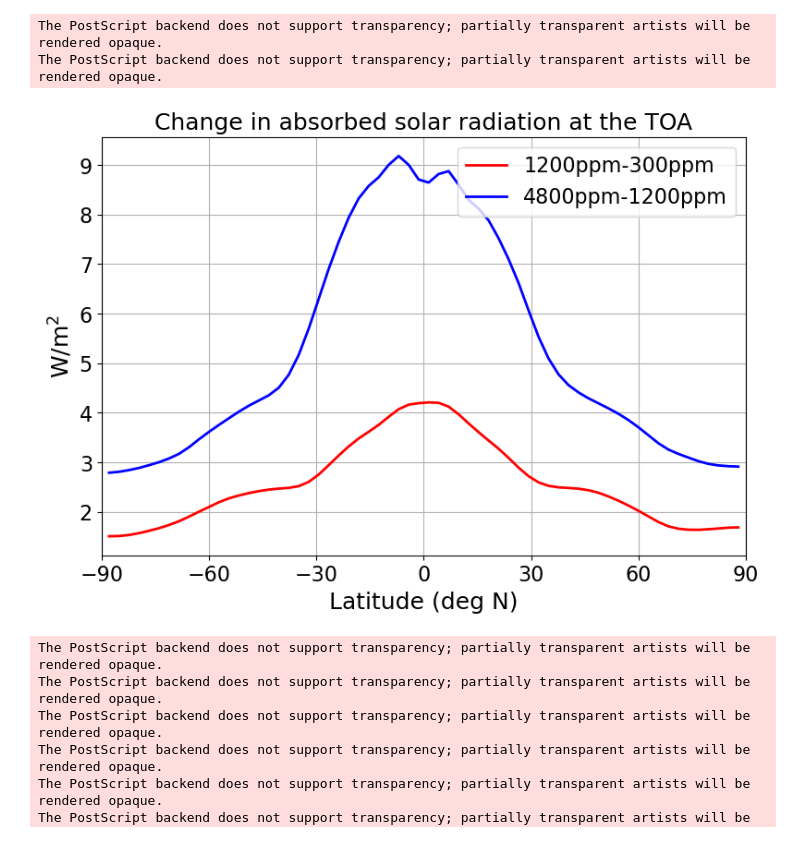
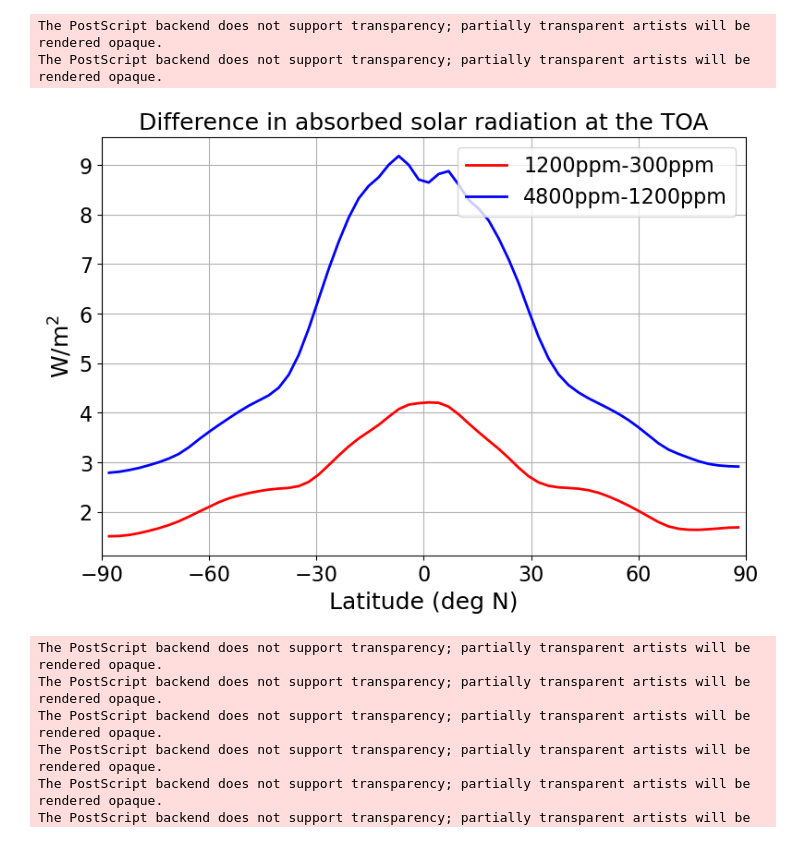
Before and after one commit to matthewjhenry/simple-seasonality-arctic, a Jupyter notebook: analysis.ipynb, the cells around one changed output. Saved outputs shown, nothing was run; the diff lists cells and outputs as text; code cells hidden in the pictures.

```diff
--- a/analysis.ipynb
+++ b/analysis.ipynb
@@ -10,6 +10,9 @@ from atm_transport import energy_flux
 ctl_300 = xr.open_dataset('./../data_isca/t42_300_ga7_alb0.3_clim.nc')
 ctl_1200 = xr.open_dataset('./../data_isca/t42_1200_ga7_alb0.3_clim.nc')
 ctl_4800 = xr.open_dataset('./../data_isca/t42_4800_ga7_alb0.3_clim.nc')
+ctl_300 = ctl_300.where(ctl_300<1e10,np.nan)
+ctl_1200 = ctl_1200.where(ctl_1200<1e10,np.nan)
+ctl_4800 = ctl_4800.where(ctl_4800<1e10,np.nan)
 diff_1200 = ctl_1200 - ctl_300
 diff_4800 = ctl_4800 - ctl_1200
 # %%
@@ -54,21 +99,21 @@ energy_flux.plot()
 # %%
 plt.figure(figsize=(9, 6),dpi=100)
 diff_1200.soc_toa_sw.mean(('lon','months')).plot(lw=2,c='r',label='1200ppm-300ppm')
 diff_4800.soc_toa_sw.mean(('lon','months')).plot(lw=2,c='b',label='4800ppm-1200ppm')
 plt.xlim([-90,90])
 plt.xticks(np.linspace(-90,90,7),fontsize=16)
 plt.yticks(fontsize=16)
 plt.xlabel('Latitude (deg N)',fontsize=18)
 plt.ylabel('W/m$^2$',fontsize=18)
-plt.title('Change in absorbed solar radiation at the TOA',fontsize=18)
+plt.title('Difference in absorbed solar radiation at the TOA',fontsize=18)
 plt.legend(loc='best',fontsize=16)
 plt.grid()
 plt.savefig('fig2.eps')
 plt.show()
 # %% [output]
 The PostScript backend does not support transparency; partially transparent artists will be rendered opaque.
 The PostScript backend does not support transparency; partially transparent artists will be rendered opaque.
-[figure, old version]
+[figure, new version]
 # %%
 plt.figure(figsize=(16, 12),dpi=200)
 plt.subplot(221)
```
Also changed, not shown: parts of 13 cells of this notebook.
